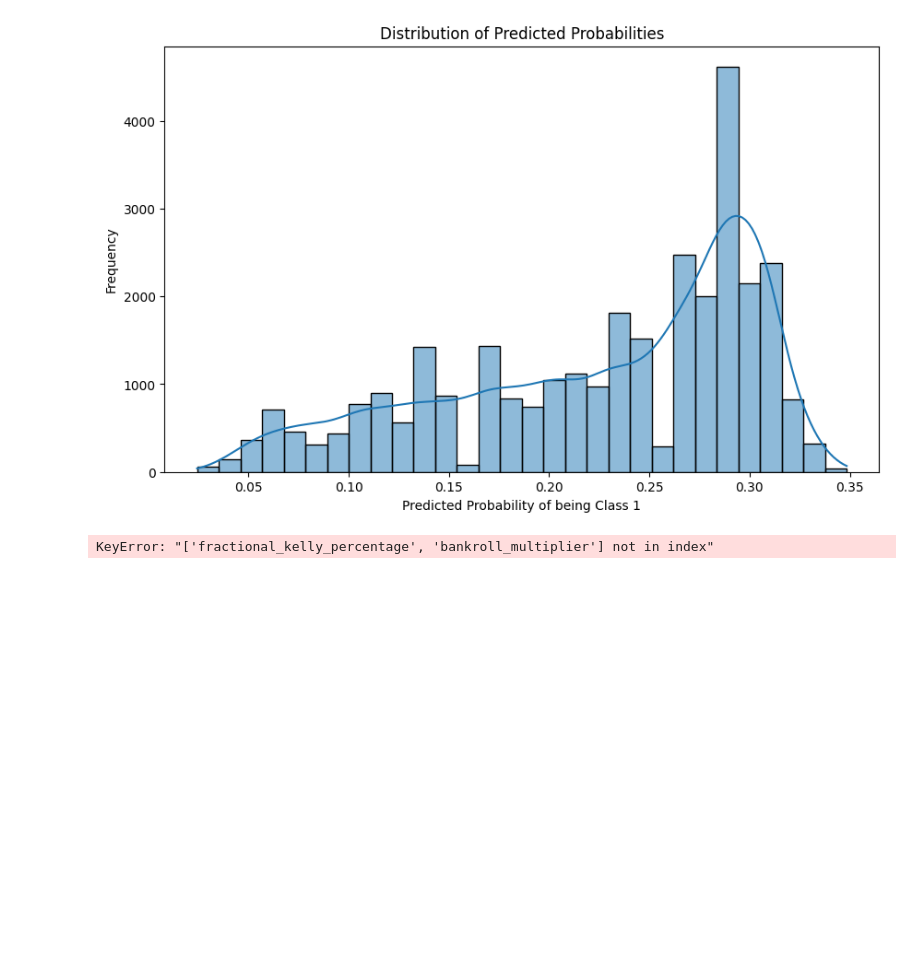
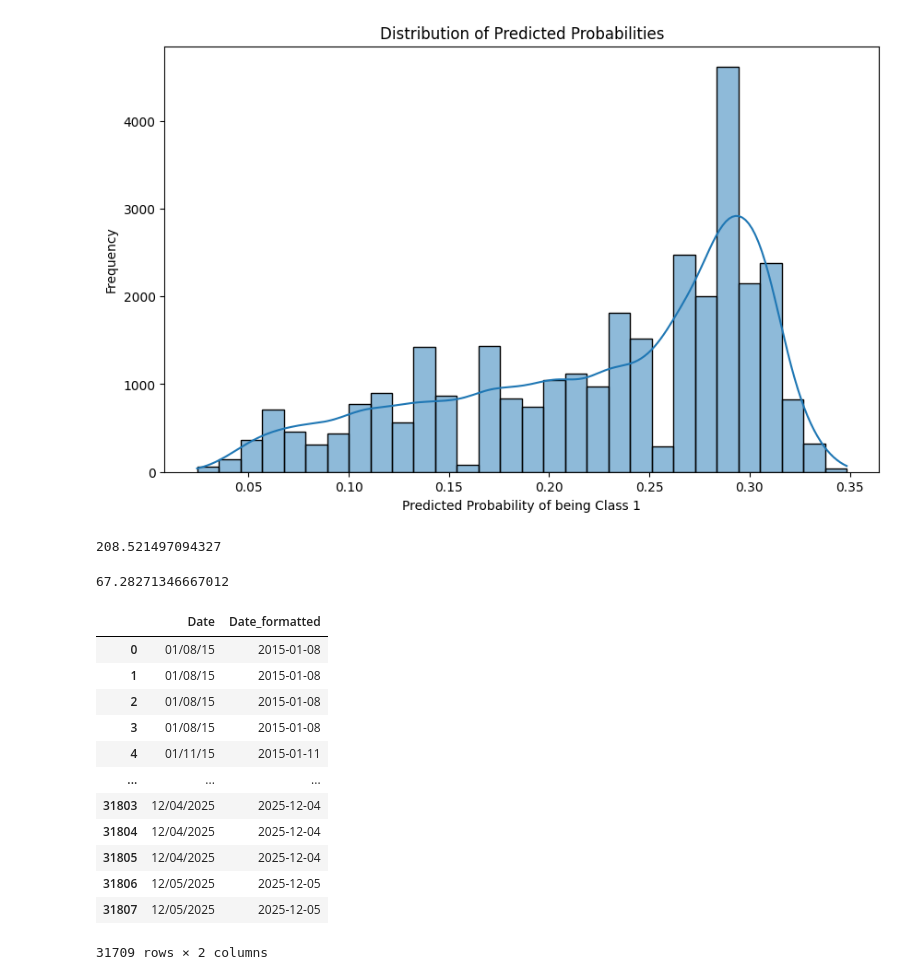
Before and after one commit to dave-mannion/football, a Jupyter notebook: odds_analysis.ipynb, the cells around one changed output. Cells and saved outputs as stored; diff of their text form; code cells hidden in the pictures; blank space fills up the shorter version.

```diff
--- a/odds_analysis.ipynb
+++ b/odds_analysis.ipynb
@@ -12,7 +12,7 @@ football_data_odds['home_win']=np.where(football_data_odds['FTHG']>football_data
 football_data_odds['draw']=np.where(football_data_odds['FTHG']==football_data_odds['FTAG'],1,0)
 football_data_odds['away_win']=np.where(football_data_odds['FTHG']<football_data_odds['FTAG'],1,0)
 football_data_odds['result']=np.where(football_data_odds['home_win']==1,0,np.where(football_data_odds['draw']==1,1,2))
-football_data_odds['Date_formatted'] = pd.to_datetime(football_data_odds['Date'],format='mixed')
+football_data_odds['Date_formatted'] = pd.to_datetime(football_data_odds['Date'],format='mixed').dt.date
 
 number_of_games_per_day = football_data_odds.groupby('Date_formatted').count().iloc[:,0].to_frame()
 number_of_games_per_day.columns = ['number_of_games_on_this_day']
@@ -382,7 +366,7 @@ def calculate_betting_multipliers(df, model_probs_column_name, selection_column_
 
 football_data_odds = calculate_betting_multipliers(
     df=football_data_odds,
-    model_probs_column_name='PS_favorite_stripped_prob',
+    model_probs_column_name='PS_favorite_implied_prob',
     selection_column_name='PS_favorite_selection',
     odds_book_name='B365',
     result_column_name='result'
@@ -390,13 +374,8 @@ football_data_odds = calculate_betting_multipliers(
 
 football_data_odds = calculate_betting_multipliers(
     df=football_data_odds,
-    model_probs_column_name='PS_underdog_stripped_prob',
+    model_probs_column_name='PS_underdog_implied_prob',
     selection_column_name='PS_underdog_selection',
     odds_book_name='B365',
     result_column_name='result'
 )
-
-
-football_data_odds[['PSH','PSD','PSA','PS_favorite_selection','result','PS_strat_fractional_kelly_percentage','bankroll_multiplier']]
-# %% [output]
-KeyError: "['fractional_kelly_percentage', 'bankroll_multiplier'] not in index"
@@ -403,3 +395,9 @@ KeyError: "['fractional_kelly_percentage', 'bankroll_multiplier'] not in index"
 # %%
-one_game_per_day = football_data_odds.sort_values('fractional_kelly_percentage',ascending=False).drop_duplicates(subset='Date_formatted').sort_values('Date_formatted')
-one_game_per_day[['PSH','B365H','PSD','B365D','PSA','B365A','PS_favorite_selection','result','fractional_kelly_percentage','bankroll_multiplier']]
+get_roi(
+    football_data_odds,
+    strat_bankroll_multiplier='PS_favorite_strat_bankroll_multiplier',
+    one_game_per_day=True,
+    date_filter='2024-08-01'
+    )
+# %% [output]
+208.521497094327
@@ -408,0 +404,9 @@ np.cumprod(one_game_per_day_since_2024['bankroll_multiplier']).iloc[-1]
+# %%
+get_roi(
+    football_data_odds,
+    strat_bankroll_multiplier='PS_underdog_strat_bankroll_multiplier',
+    one_game_per_day=True,
+    date_filter='2024-08-01'
+    )
+# %% [output]
+67.28271346667012
@@ -408,0 +416,16 @@ np.cumprod(one_game_per_day_since_2024['bankroll_multiplier']).iloc[-1]
+# %%
+football_data_odds.filter(regex='Date')
+# %% [output]
+|  | Date | Date_formatted |
+| 0 | 01/08/15 | 2015-01-08 |
+| 1 | 01/08/15 | 2015-01-08 |
+| 2 | 01/08/15 | 2015-01-08 |
+| 3 | 01/08/15 | 2015-01-08 |
+| 4 | 01/11/15 | 2015-01-11 |
+| ... | ... | ... |
+| 31803 | 12/04/2025 | 2025-12-04 |
+| 31804 | 12/04/2025 | 2025-12-04 |
+| 31805 | 12/04/2025 | 2025-12-04 |
+| 31806 | 12/05/2025 | 2025-12-05 |
+| 31807 | 12/05/2025 | 2025-12-05 |
+31709 rows × 2 columns
```
Also changed, not shown: parts of 11 cells of this notebook.
